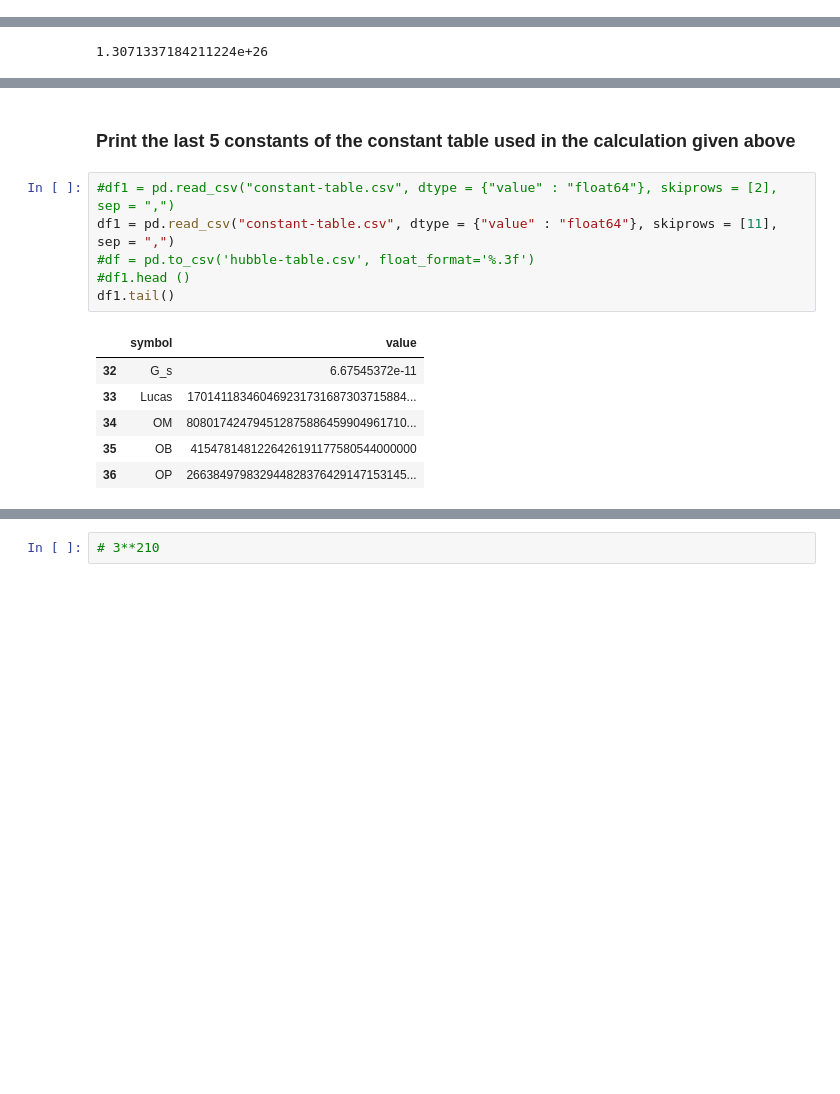
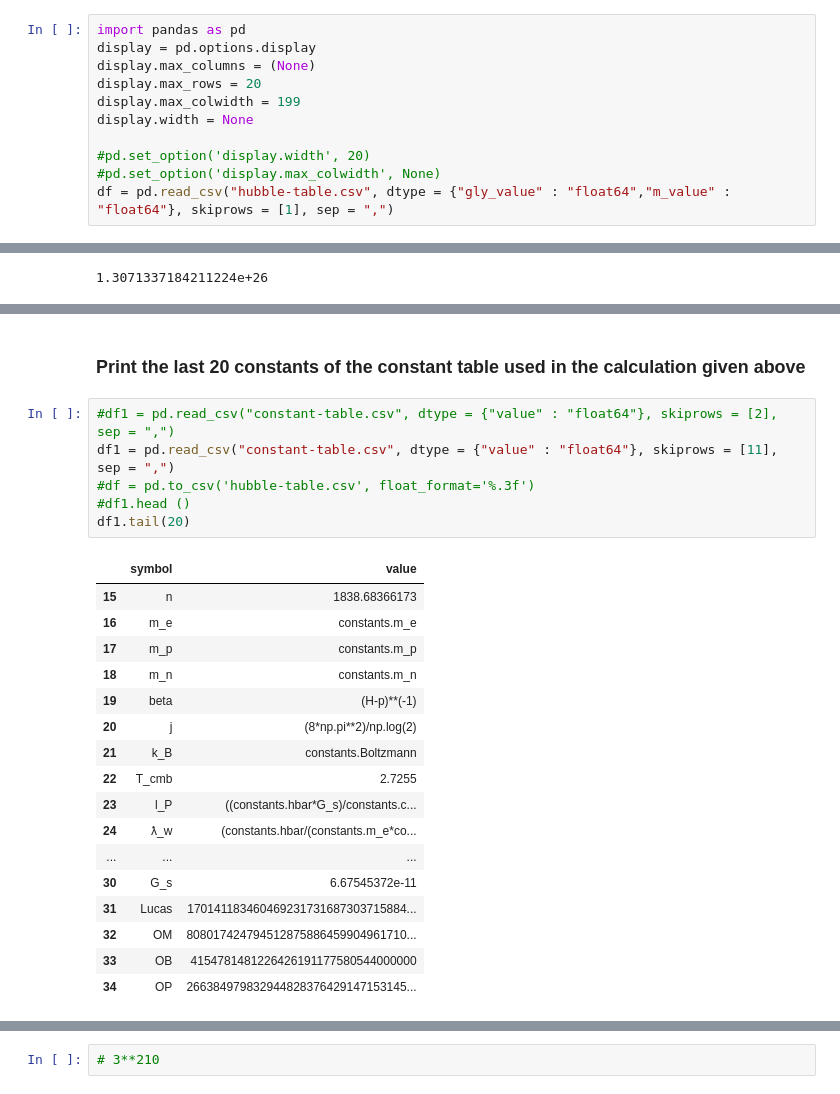
Before and after one commit to LaGuer/hubble-radius, a Jupyter notebook: hubble-radius.ipynb, the cells around one changed output, grey strips where cells are left out. Cells and saved outputs as stored; diff of their text form; blank space fills up the shorter version.

```diff
--- a/hubble-radius.ipynb
+++ b/hubble-radius.ipynb
@@ -214,0 +229,11 @@ df.tail ()
+# %%
+import pandas as pd
+display = pd.options.display
+display.max_columns = (None)
+display.max_rows = 20
+display.max_colwidth = 199
+display.width = None
+
+#pd.set_option('display.width', 20)
+#pd.set_option('display.max_colwidth', None)
+df = pd.read_csv("hubble-table.csv", dtype = {"gly_value" : "float64","m_value" : "float64"}, skiprows = [1], sep = ",")
@@ -220,18 +281,29 @@ df.tail ()
 # %% [markdown]
-### Print the last 5 constants of the constant table used in the calculation given above
+### Print the last 20 constants of the constant table used in the calculation given above
 # %%
 #df1 = pd.read_csv("constant-table.csv", dtype = {"value" : "float64"}, skiprows = [2], sep = ",")
 df1 = pd.read_csv("constant-table.csv", dtype = {"value" : "float64"}, skiprows = [11], sep = ",")
 #df = pd.to_csv('hubble-table.csv', float_format='%.3f')
 #df1.head ()
-df1.tail()
+df1.tail(20)
 # %% [output]
 |  | symbol | value |
-| 32 | G_s | 6.67545372e-11 |
-| 33 | Lucas | 170141183460469231731687303715884... |
-| 34 | OM | 808017424794512875886459904961710... |
-| 35 | OB | 4154781481226426191177580544000000 |
-| 36 | OP | 266384979832944828376429147153145... |
+| 15 | n | 1838.68366173 |
+| 16 | m_e | constants.m_e |
+| 17 | m_p | constants.m_p |
+| 18 | m_n | constants.m_n |
+| 19 | beta | (H-p)**(-1) |
+| 20 | j | (8*np.pi**2)/np.log(2) |
+| 21 | k_B | constants.Boltzmann |
+| 22 | T_cmb | 2.7255 |
+| 23 | l_P | ((constants.hbar*G_s)/constants.c... |
+| 24 | ƛ_w | (constants.hbar/(constants.m_e*co... |
+| ... | ... | ... |
+| 30 | G_s | 6.67545372e-11 |
+| 31 | Lucas | 170141183460469231731687303715884... |
+| 32 | OM | 808017424794512875886459904961710... |
+| 33 | OB | 4154781481226426191177580544000000 |
+| 34 | OP | 266384979832944828376429147153145... |
 # %%
 df.dtypes
 # %% [output]
```
Also changed, not shown: parts of 14 cells of this notebook.
